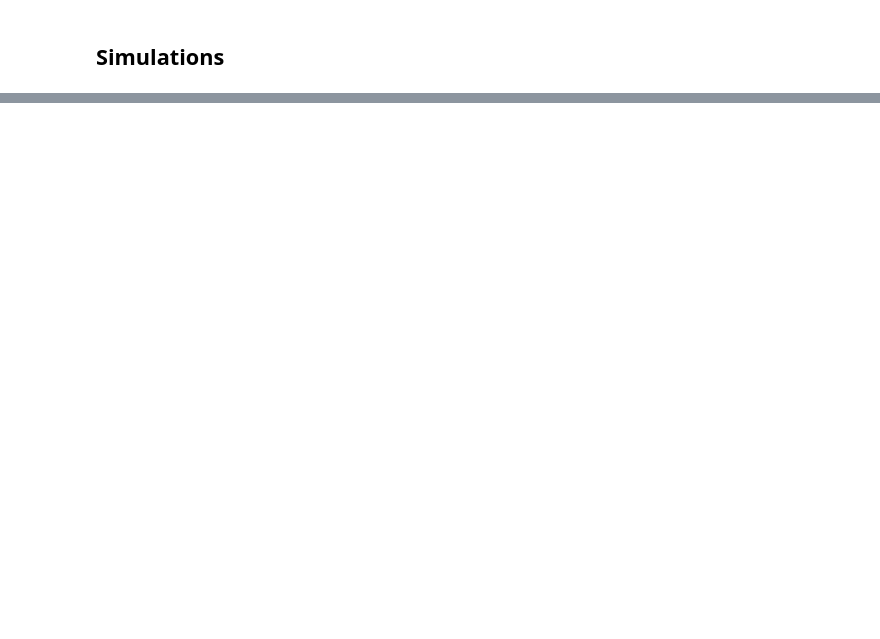
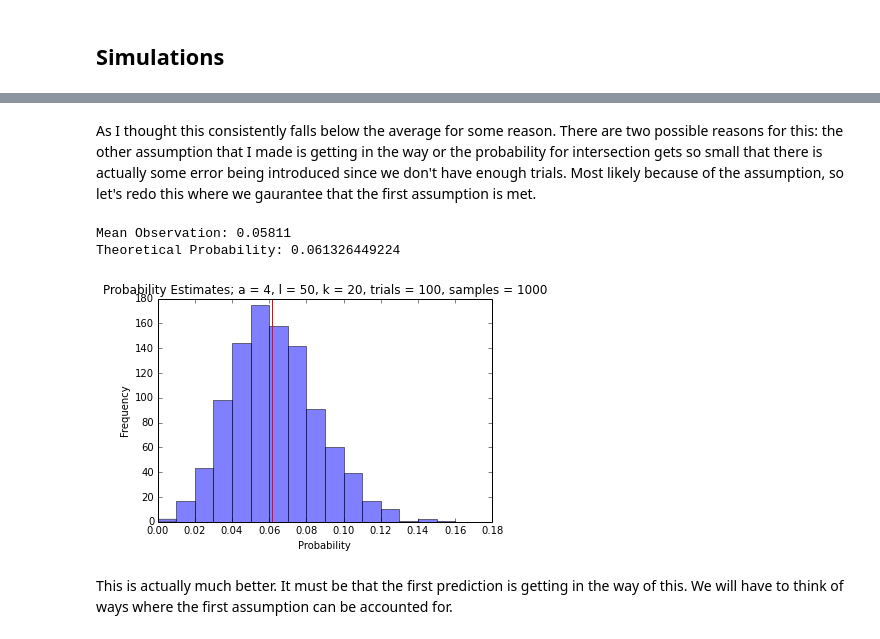
Before and after one commit to IanChar/AutomataGrowth, a Jupyter notebook: notebooks/BonferroniEstimate_April292017.ipynb, the cells around one changed output, grey strips where cells are left out. Cells and saved outputs as stored; diff of their text form; code cells hidden in the pictures; blank space fills up the shorter version.

```diff
--- a/notebooks/BonferroniEstimate_April292017.ipynb
+++ b/notebooks/BonferroniEstimate_April292017.ipynb
@@ -131,0 +219,52 @@ Upper Bound: 0.162596
+# %% [markdown]
+As I thought this consistently falls below the average for some reason. There are two possible reasons for this: the other assumption that I made is getting in the way or the probability for intersection gets so small that there is actually some error being introduced since we don't have enough trials. Most likely because of the assumption, so let's redo this where we gaurantee that the first assumption is met.
+# %%
+# Taken from http://stackoverflow.com/questions/4941753/is-there-a-math-ncr-function-in-python
+def ncr(n, r):
+    r = min(r, n-r)
+    if r == 0:
+        return 1
+    numer = reduce(op.mul, xrange(n, n-r, -1))
+    denom = reduce(op.mul, xrange(1, r+1))
+    return numer / denom
+
+def get_sr(r, a, l, k):
+    to_return = ncr(l - 2 * k, r)
+    to_return *= bonferroni.get_intersection(a, k, r)
+    return to_return
+
+def guess_prob(a, l, k, num_bounds=3):
+    """Estimate the probability by averaging when r=num_bounds - 1 and r=num_bounds"""
+    estimate = 0
+    for r in xrange(1, num_bounds + 1):
+        to_add = get_sr(r, a, l, k)
+        if r == num_bounds:
+            to_add /= 2
+        if r % 2 == 0:
+            estimate -= to_add
+        else:
+            estimate += to_add
+    return estimate
+
+def hist_observations(a, l, k, trials, samples, bin_size=0.01):
+    observations = [substrings.test_substring_length_prob(k, a, l, trials, no_overlap=True)[1] for _ in xrange(samples)]
+    print 'Mean Observation:', sum(observations) / samples
+    theoretical = guess_prob(a, l, k)
+    print 'Theoretical Probability:', theoretical
+
+    # Make a histogram with these observations.
+    bins = np.arange(0 ,1 + bin_size, bin_size)
+    plt.hist(observations, bins, alpha=0.5)
+    plt.axvline(theoretical, color = 'r')
+    plt.title('Probability Estimates; a = %d, l = %d, k = %d, trials = %d, samples = %d' % (a, l, k, trials, samples))
+    plt.xlabel('Probability')
+    plt.ylabel('Frequency')
+    plt.show()
+
+hist_observations(4, 50, 20, 100, 1000)
+# %% [output]
+Mean Observation: 0.05811
+Theoretical Probability: 0.061326449224
+[figure, added]
+# %% [markdown]
+This is actually much better. It must be that the first prediction is getting in the way of this. We will have to think of ways where the first assumption can be accounted for.
```
Also changed, not shown: parts of 8 cells of this notebook, 3 other files.
